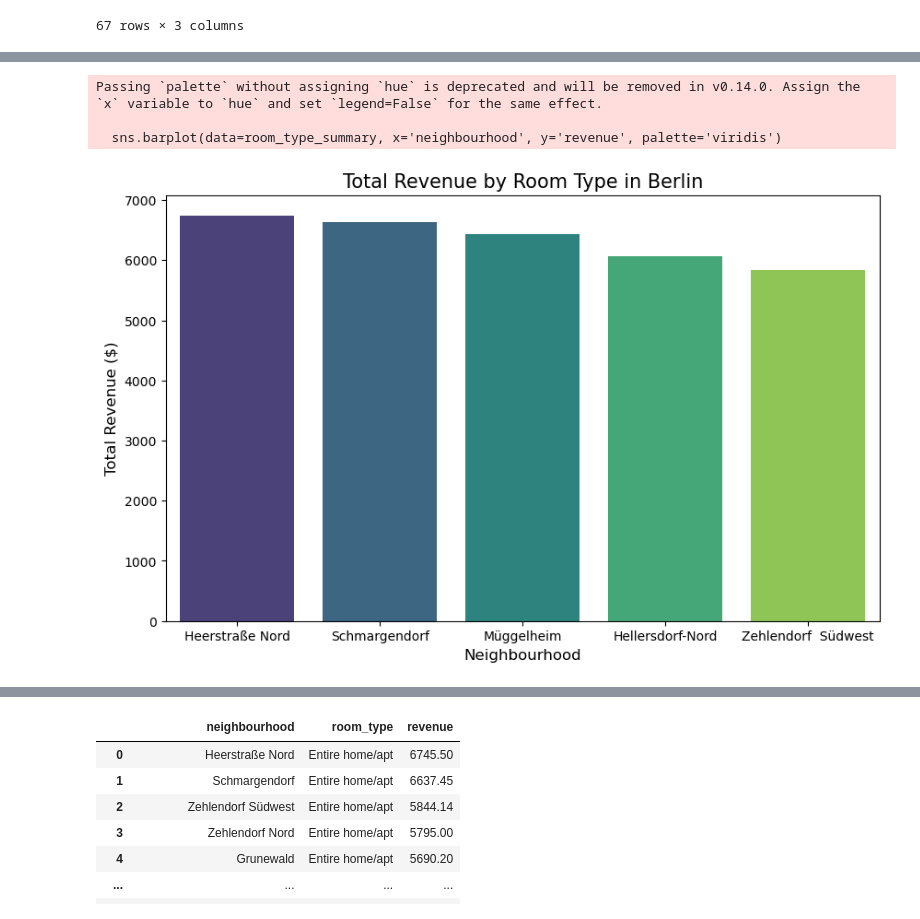
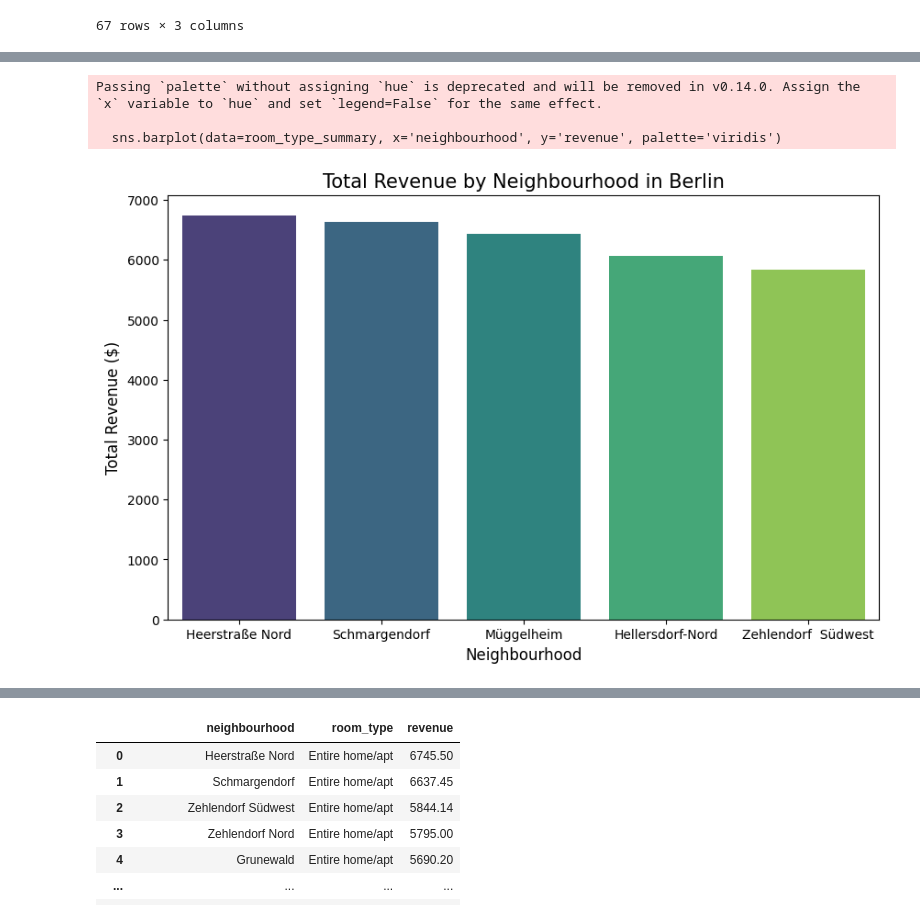
Before and after one commit to enggsalem1981-cmyk/berlin-munich-analysis, a Jupyter notebook: data/sample.ipynb, the cells around one changed output, grey strips where cells are left out. Cells and saved outputs as stored; diff of their text form; code cells hidden in the pictures.

```diff
--- a/data/sample.ipynb
+++ b/data/sample.ipynb
@@ -237,18 +196,18 @@ Passing `palette` without assigning `hue` is deprecated and will be removed in v
 # %%
 room_type_summary = berlin_revenue[berlin_revenue['room_type']!='Hotel room'].head(5).groupby('neighbourhood', as_index=False)['revenue'].sum()
 
 room_type_summary = room_type_summary.sort_values(by='revenue', ascending=False)
 
 plt.figure(figsize=(10, 6))
 sns.barplot(data=room_type_summary, x='neighbourhood', y='revenue', palette='viridis')
 
-plt.title('Total Revenue by Room Type in Berlin', fontsize=15)
+plt.title('Total Revenue by Neighbourhood in Berlin', fontsize=15)
 plt.xlabel('Neighbourhood', fontsize=12)
 plt.ylabel('Total Revenue ($)', fontsize=12)
 
 plt.show()
 # %% [output]
 Passing `palette` without assigning `hue` is deprecated and will be removed in v0.14.0. Assign the `x` variable to `hue` and set `legend=False` for the same effect.
 
   sns.barplot(data=room_type_summary, x='neighbourhood', y='revenue', palette='viridis')
-[figure, old version]
+[figure, new version]
```
Also changed, not shown: parts of 10 cells of this notebook, 1 other file.
